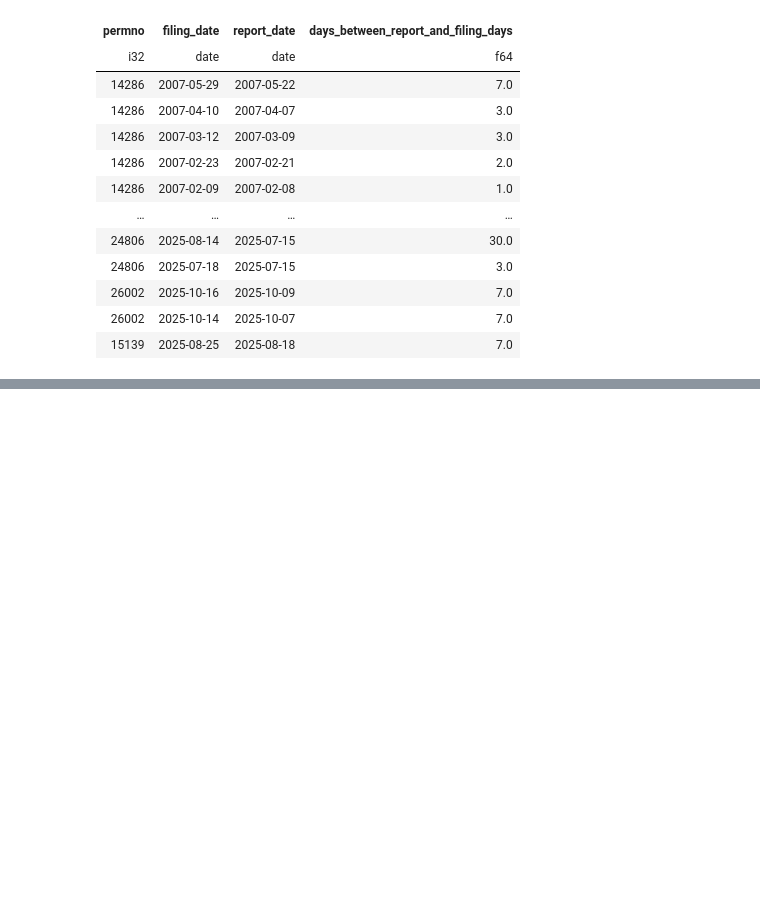
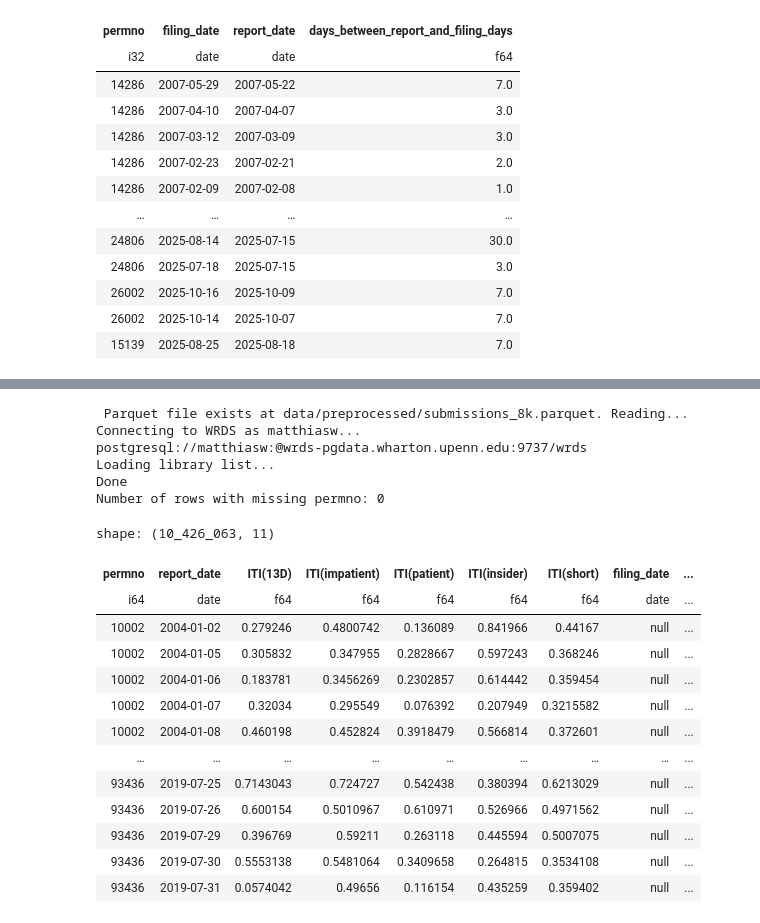
Before and after one commit to Wfiles/iti-8k-analysis, a Jupyter notebook: sec_8k.ipynb, the cells around one changed output, grey strips where cells are left out. Cells and saved outputs as stored; diff of their text form; code cells hidden in the pictures; blank space fills up the shorter version.

```diff
--- a/sec_8k.ipynb
+++ b/sec_8k.ipynb
@@ -302,0 +363,24 @@ shape: (685_730, 4)
+# %%
+df_8k_iti = merge_8k_iti()
+df_8k_iti
+# %% [output]
+ Parquet file exists at data/preprocessed/submissions_8k.parquet. Reading...
+Connecting to WRDS as matthiasw...
+postgresql://matthiasw:@wrds-pgdata.wharton.upenn.edu:9737/wrds
+Loading library list...
+Done
+Number of rows with missing permno: 0
+shape: (10_426_063, 11)
+| permno | report_date | ITI(13D) | ITI(impatient) | ITI(patient) | ITI(insider) | ITI(short) | filing_date | ... |
+| i64 | date | f64 | f64 | f64 | f64 | f64 | date | ... |
+| 10002 | 2004-01-02 | 0.279246 | 0.4800742 | 0.136089 | 0.841966 | 0.44167 | null | ... |
+| 10002 | 2004-01-05 | 0.305832 | 0.347955 | 0.2828667 | 0.597243 | 0.368246 | null | ... |
+| 10002 | 2004-01-06 | 0.183781 | 0.3456269 | 0.2302857 | 0.614442 | 0.359454 | null | ... |
+| 10002 | 2004-01-07 | 0.32034 | 0.295549 | 0.076392 | 0.207949 | 0.3215582 | null | ... |
+| 10002 | 2004-01-08 | 0.460198 | 0.452824 | 0.3918479 | 0.566814 | 0.372601 | null | ... |
+| … | … | … | … | … | … | … | … | ... |
+| 93436 | 2019-07-25 | 0.7143043 | 0.724727 | 0.542438 | 0.380394 | 0.6213029 | null | ... |
+| 93436 | 2019-07-26 | 0.600154 | 0.5010967 | 0.610971 | 0.526966 | 0.4971562 | null | ... |
+| 93436 | 2019-07-29 | 0.396769 | 0.59211 | 0.263118 | 0.445594 | 0.5007075 | null | ... |
+| 93436 | 2019-07-30 | 0.5553138 | 0.5481064 | 0.3409658 | 0.264815 | 0.3534108 | null | ... |
+| 93436 | 2019-07-31 | 0.0574042 | 0.49656 | 0.116154 | 0.435259 | 0.359402 | null | ... |
```
Also changed, not shown: parts of 5 cells of this notebook, 2 other files.
